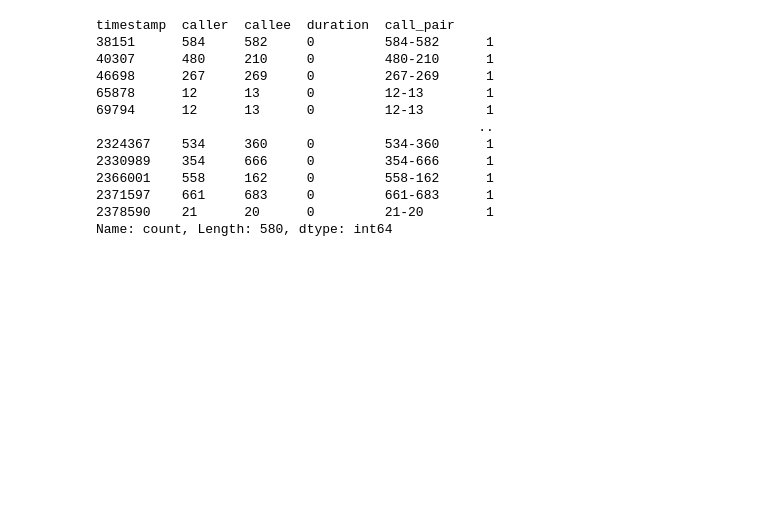
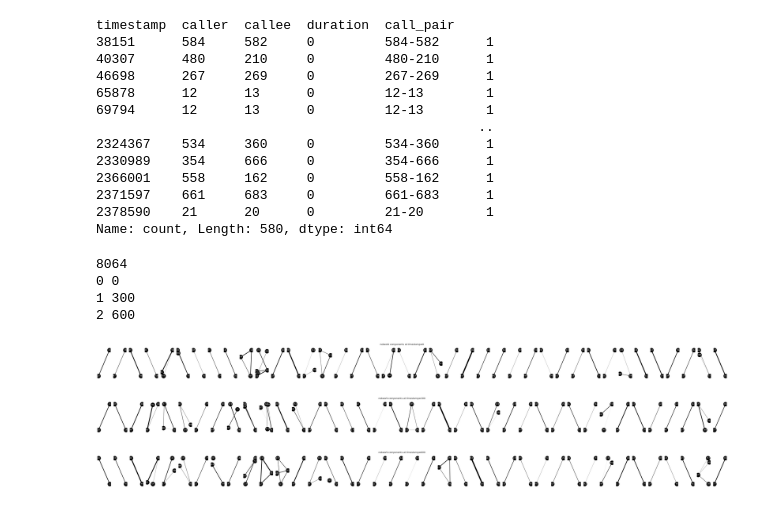
Before and after one commit to ucd-cosmos-data/26-the-deep-learners-analysis, a Jupyter notebook: FinalProject/notebooks/eda_distributions.ipynb, the cells around one changed output. Saved outputs shown, nothing was run; the diff lists cells and outputs as text; code cells hidden in the pictures; blank space fills up the shorter version.

Commit message:
finish initial cleaning, add edge visualization

```diff
--- a/FinalProject/notebooks/eda_distributions.ipynb
+++ b/FinalProject/notebooks/eda_distributions.ipynb
@@ -81,3 +78,60 @@ timestamp  caller  callee  duration  call_pair
 2371597    661     683     0         661-683      1
 2378590    21      20      0         21-20        1
 Name: count, Length: 580, dtype: int64
+# %%
+df_bt = pd.read_csv('../data/raw/bt_symmetric.csv')
+# %%
+def VisualizeBluetoothNetwork(df_bt, timestamp):
+  """ Plots each connected component in |df_bt| network at |timestamp|."""
+  # NetworkX graph to plot the results.
+  G = nx.Graph()
+
+  # In-study users (id >= 0) at given timestamp.
+  in_study_users_at_timestamp = df_bt[(df_bt["# timestamp"] == timestamp)
+                                      & (df_bt["user_b"] >= 0)][[
+                                          "user_a", "user_b", "rssi"
+                                      ]]
+
+  # Builds an undirected network of the in-study users.
+  for row in in_study_users_at_timestamp.itertuples():
+    user_a = row[1]
+    user_b = row[2]
+    rssi = row[3]
+    G.add_edge(user_a, user_b, weight=rssi)
+
+# For clarity, we consider each connected component separately.
+  connected_components = [G.subgraph(c).copy() for c in nx.connected_components(G)]
+  fig, axs = plt.subplots(1, len(connected_components), figsize=(60, 3))
+
+  # Plots the connected components of the network.
+  fig.suptitle("network components at timestamp={}".format(timestamp))
+  [
+      nx.draw(
+          connected_component,
+          # Positions of nodes are calculatued using spring layout.
+          pos=nx.spring_layout(connected_component, scale=0.2),
+          ax=axs[i],
+          # Width of the edges is based on higher RSSI = stronger edge.
+          width=[(100 + connected_component[u][v]["weight"]) / 10.0
+                 for u, v in connected_component.edges()],
+          node_size=500,
+          node_color="black",
+          with_labels=True,
+          font_size=10,
+          font_color="white")
+      for i, connected_component in enumerate(connected_components)
+  ]
+
+timestamps = df_bt["# timestamp"].unique()
+print(len(timestamps))
+for i in range(3):
+    print(i, timestamps[i])
+    VisualizeBluetoothNetwork(df_bt, timestamps[i])
+# %% [output]
+8064
+0 0
+1 300
+2 600
+[figure, added]
+[figure, added]
+[figure, added]
```
Also changed, not shown: parts of 2 cells of this notebook, 1 other file.
